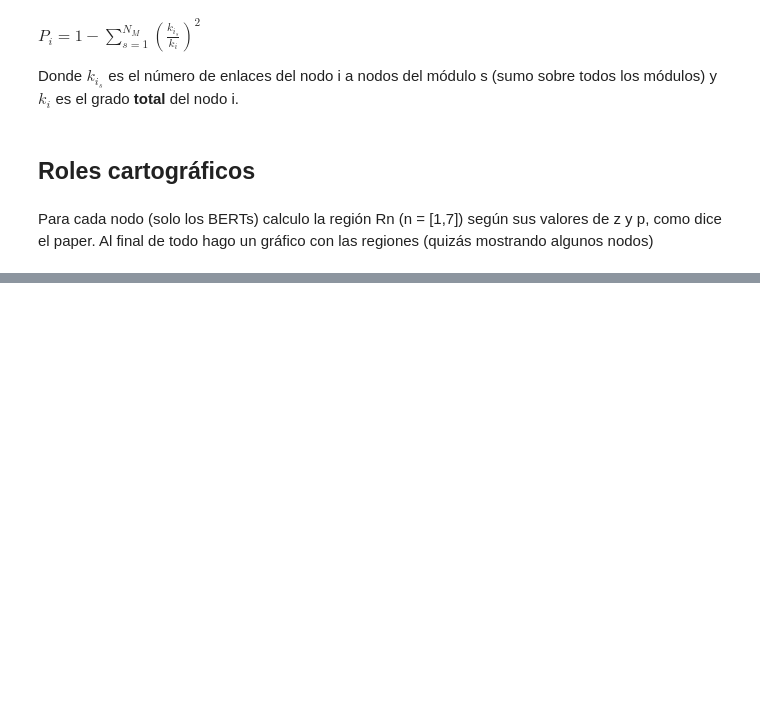
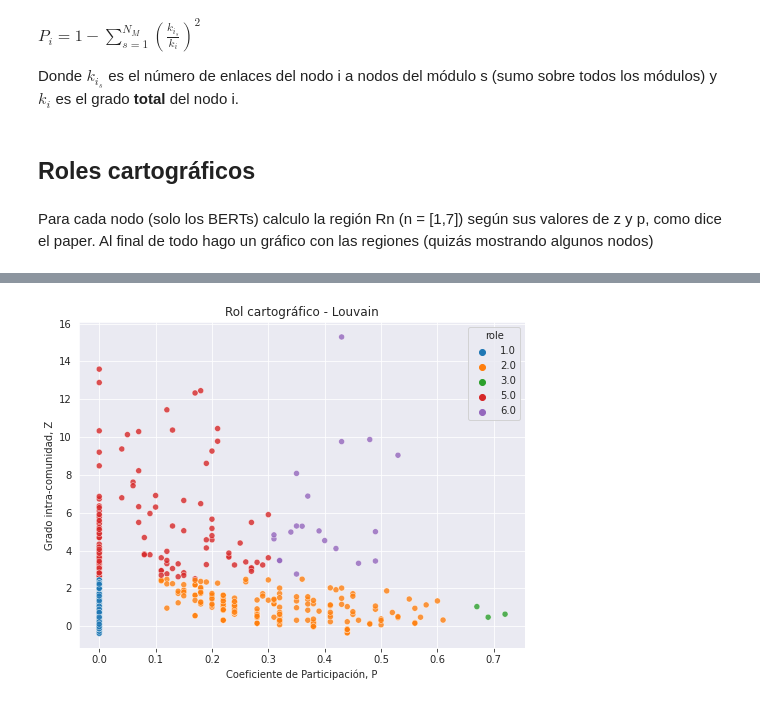
Before and after one commit to ingridheuer/gcnn_gdas, a Jupyter notebook: exploration/notebooks/network_analysis/cartographic_role.ipynb, the cells around one changed output, grey strips where cells are left out. Saved outputs shown, nothing was run; the diff lists cells and outputs as text; code cells hidden in the pictures; blank space fills up the shorter version.

```diff
--- a/exploration/notebooks/network_analysis/cartographic_role.ipynb
+++ b/exploration/notebooks/network_analysis/cartographic_role.ipynb
@@ -192,0 +226,42 @@ sns.histplot(data=results_df, x="role", hue="role", palette="tab10", alpha=0.8,
+# %%
+participation_coefficient = {}
+total_degrees = dict(G.degree())
+
+for node in list(G.nodes()):
+
+    node_total_degree = total_degrees[node]
+    vecinos = list(G.neighbors(node))
+    k_is_dict = enfermedades.set_index("node_index").loc[vecinos,"comunidades_louvain"].astype("int").value_counts().to_dict()
+
+    valores_s = []
+    for comunidad, grado_kis in k_is_dict.items():
+        sum_term = (grado_kis/node_total_degree)**2
+        valores_s.append(sum_term)
+
+    sumatoria = sum(valores_s)
+    P_i = round(1 - sumatoria,2)
+    participation_coefficient[node] = P_i
+# %%
+cartographic_roles = {}
+for node in list(G.nodes()):
+    z = z_score[node]
+    p = participation_coefficient[node]
+    cartographic_roles[node] = cartographic_role(z,p)
+# %%
+cartography_series = pd.Series(cartographic_roles, name="role")
+z_score_series = pd.Series(z_score, name="intra_degree")
+participation_series = pd.Series(participation_coefficient, name="participation_coefficient")
+results_df = pd.DataFrame([cartography_series,z_score_series,participation_series]).T
+# %%
+berts = graph_node_data.loc[graph_node_data.node_type == "bert_group", "node_index"].values
+bert_roles = results_df.loc[berts]
+# %%
+fig,ax = plt.subplots(figsize=(8,6))
+sns.scatterplot(data=bert_roles, x="participation_coefficient", y="intra_degree", hue="role", ax=ax, palette="tab10", alpha=0.8)
+ax.set_xlabel("Coeficiente de Participación, P")
+ax.set_ylabel("Grado intra-comunidad, Z")
+
+ax.set_title("Rol cartográfico - Louvain")
+fig.savefig(reports_comunidades+"scatter_rol_cartografico_louvain.png",dpi=200)
+# %% [output]
+[figure, added]
```
Also changed, not shown: parts of 11 cells of this notebook.
